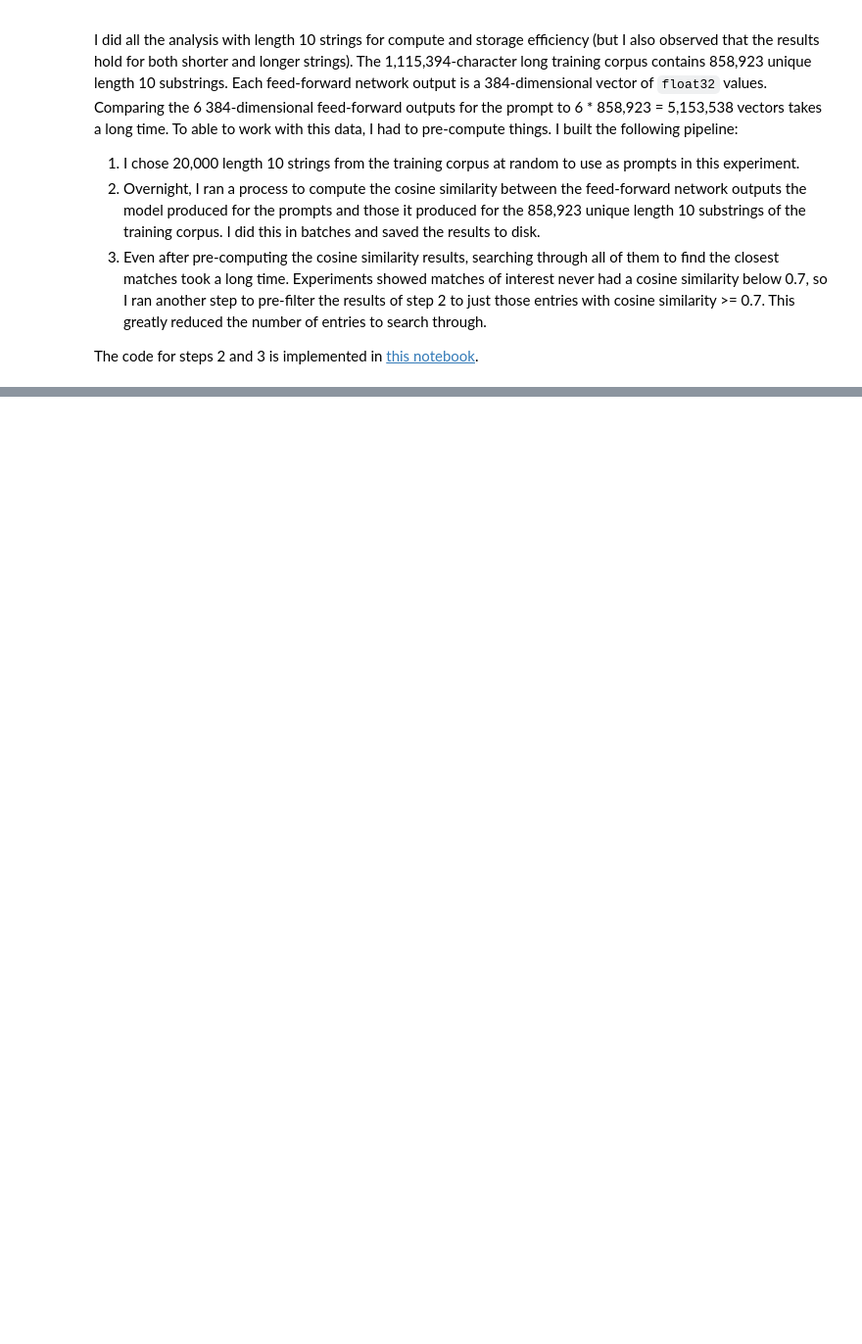
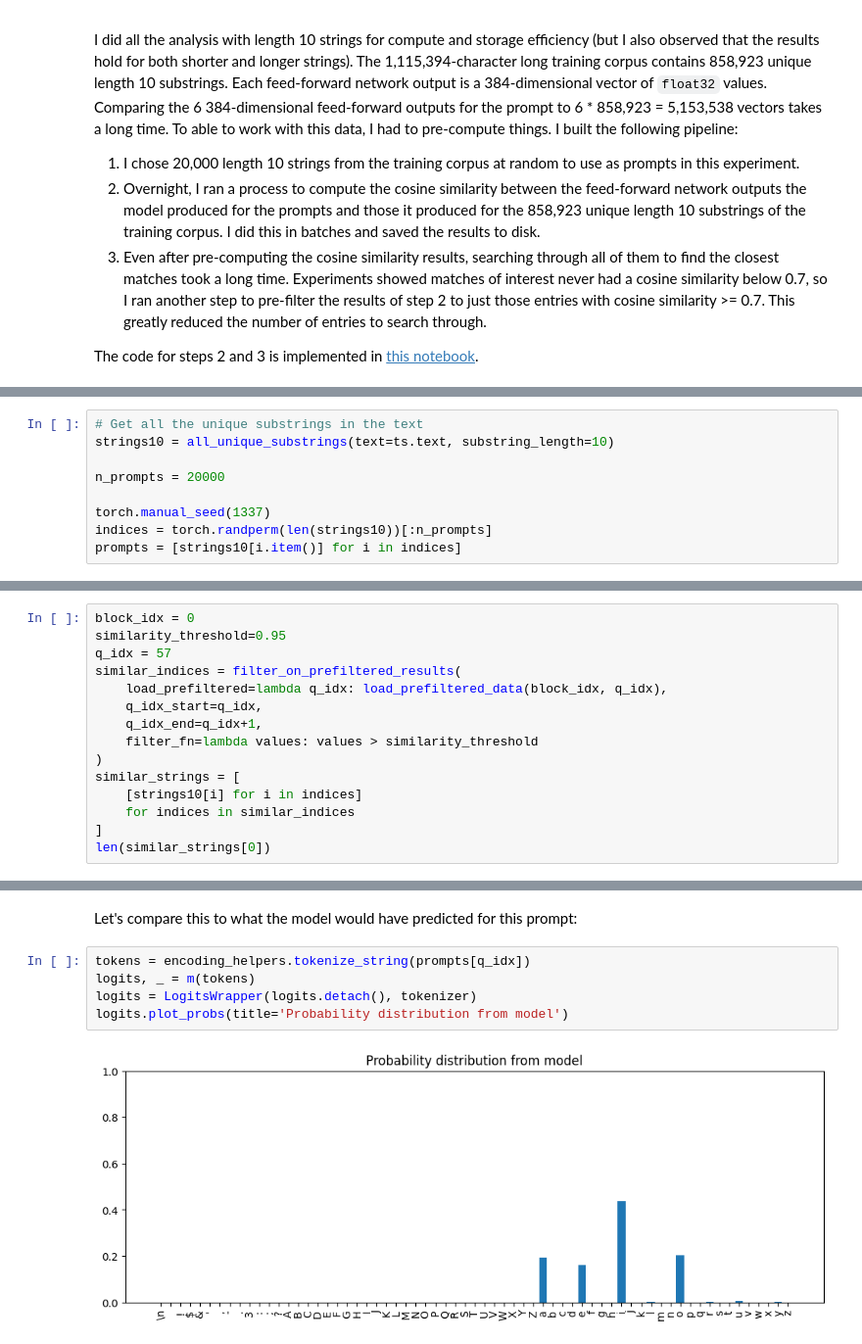
Before and after one commit to spather/transformer-experiments, a Jupyter notebook: nbs/blog_posts/block_internals.ipynb, the cells around one changed output, grey strips where cells are left out. Shown at 98% size. Saved outputs shown, nothing was run; the diff lists cells and outputs as text; blank space fills up the shorter version.

```diff
--- a/nbs/blog_posts/block_internals.ipynb
+++ b/nbs/blog_posts/block_internals.ipynb
@@ -846,0 +857,9 @@ The code for steps 2 and 3 is implemented in [this notebook](https://github.com/
+# %%
+# Get all the unique substrings in the text
+strings10 = all_unique_substrings(text=ts.text, substring_length=10)
+
+n_prompts = 20000
+
+torch.manual_seed(1337)
+indices = torch.randperm(len(strings10))[:n_prompts]
+prompts = [strings10[i.item()] for i in indices]
@@ -846,0 +893,15 @@ The code for steps 2 and 3 is implemented in [this notebook](https://github.com/
+# %%
+block_idx = 0
+similarity_threshold=0.95
+q_idx = 57
+similar_indices = filter_on_prefiltered_results(
+    load_prefiltered=lambda q_idx: load_prefiltered_data(block_idx, q_idx),
+    q_idx_start=q_idx,
+    q_idx_end=q_idx+1,
+    filter_fn=lambda values: values > similarity_threshold
+)
+similar_strings = [
+    [strings10[i] for i in indices]
+    for indices in similar_indices
+]
+len(similar_strings[0])
@@ -846,0 +1033,9 @@ The code for steps 2 and 3 is implemented in [this notebook](https://github.com/
+# %% [markdown]
+Let's compare this to what the model would have predicted for this prompt:
+# %%
+tokens = encoding_helpers.tokenize_string(prompts[q_idx])
+logits, _ = m(tokens)
+logits = LogitsWrapper(logits.detach(), tokenizer)
+logits.plot_probs(title='Probability distribution from model')
+# %% [output]
+[figure, added]
```
Also changed, not shown: parts of 30 cells of this notebook.
